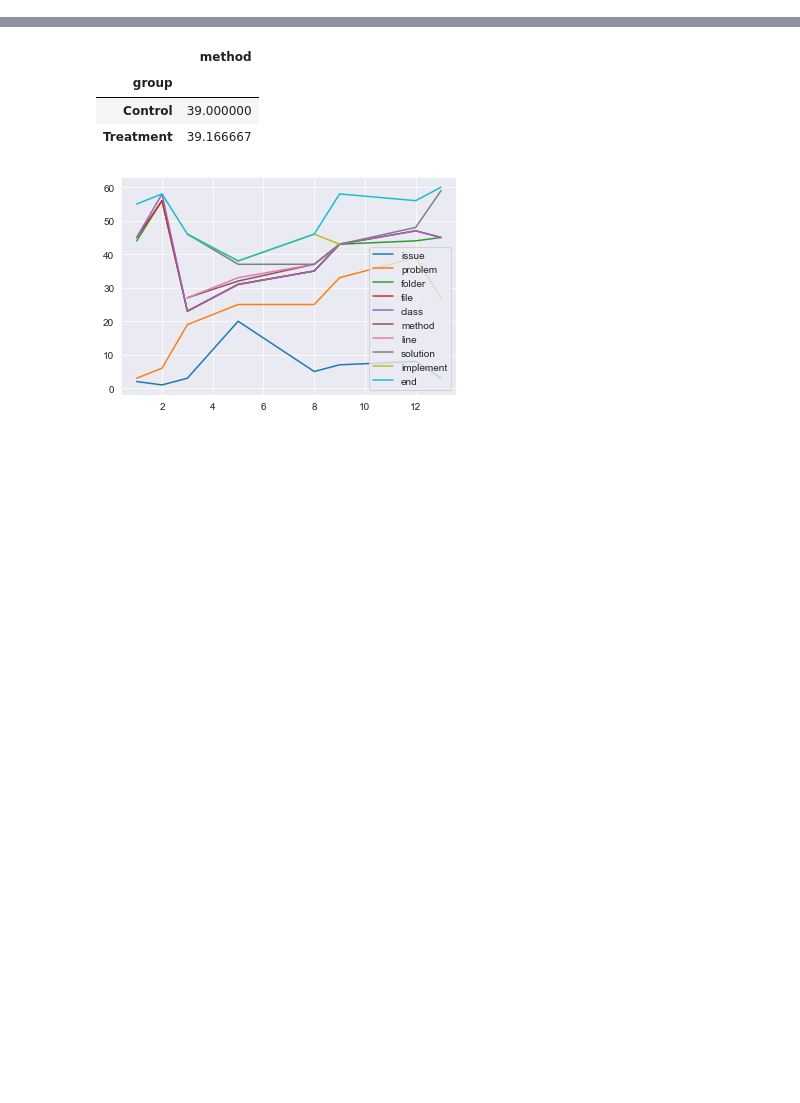
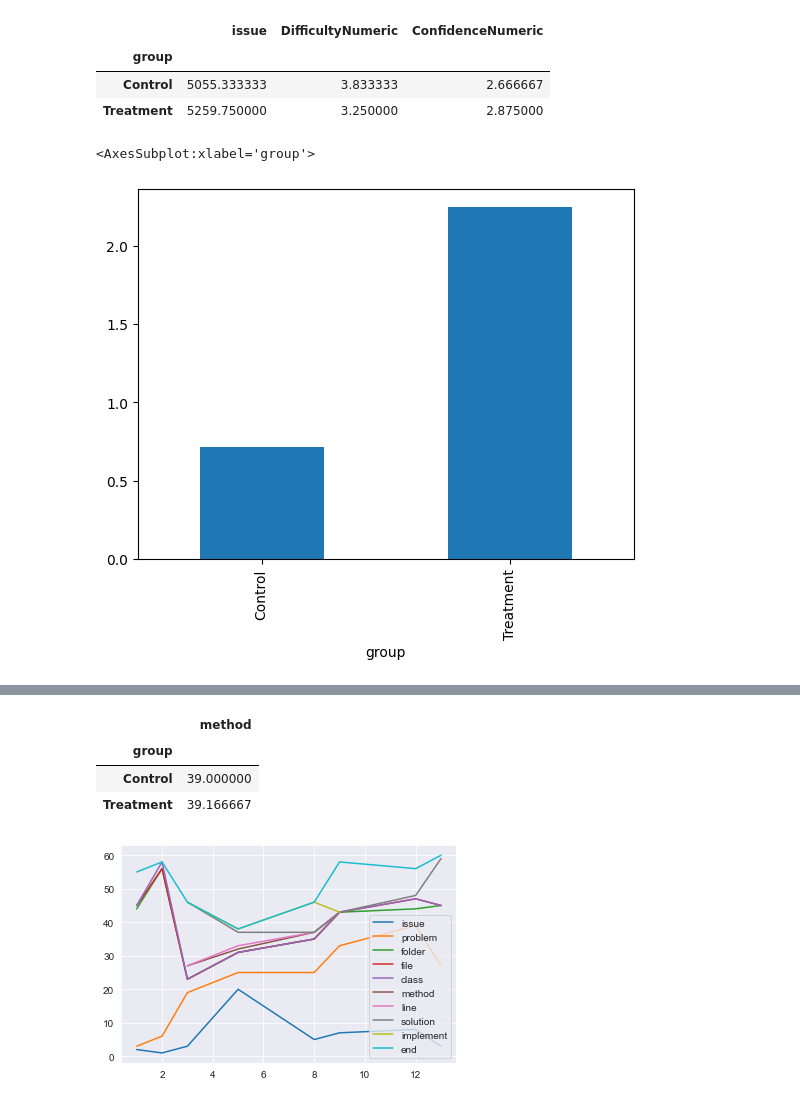
Before and after one commit to fabiojavamarcos/MilestonesExperiments, a Jupyter notebook: Pre_Post_SurveyAnalysiswCorrectness.ipynb, the cells around one changed output, grey strips where cells are left out. Saved outputs shown, nothing was run; the diff lists cells and outputs as text; code cells hidden in the pictures; blank space fills up the shorter version.

Commit message:
Current analyses for confidence and milestones

```diff
--- a/Pre_Post_SurveyAnalysis.ipynb
+++ b/Pre_Post_SurveyAnalysiswCorrectness.ipynb
@@ -12,7 +12,9 @@ import seaborn as sns
 
 #defining paths
 results_post = '/mnt/e/RESEARCH/GRAD/MilestonesExperiments/Milestones - Post Experiment All.csv'
+results_milestones = '/mnt/e/RESEARCH/GRAD/MilestonesExperiments/Milestones - timeStandard-prod-fill-nan.csv'
 dataBinary_post = pd.read_csv(results_post)
+dataMilestones = pd.read_csv(results_milestones)
 # %%
 dataBinary_post
 # %% [output]
@@ -86,0 +55,20 @@ dataBinary_milestones_valid_jk2396
+# %%
+#Relevel the factors for Difficulty
+#dataBinary_post = dataBinary_post.assign(Difficulty = [1 if a == "Extremely easy" 2 elif a == "Somewhat Easy" else  for a in dataBinary_post['Post: Difficulty']])
+#dataBinary_post.head()
+#dataBinary_post["Post: Difficulty"] = pd.Categorical(dataBinary_post["Post: Difficulty"])
+#1 is low confidence, 5 is high confidence
+#dataBinary_post["Post: Difficulty"] = dataBinary_post["Post: Difficulty"].cat.codes
+dataBinary_post.groupby(['group']).mean()
+# %% [output]
+|  | issue | DifficultyNumeric | ConfidenceNumeric |
+| group |  |  |  |
+| Control | 5055.333333 | 3.833333 | 2.666667 |
+| Treatment | 5259.750000 | 3.250000 | 2.875000 |
+# %%
+numMilestonesAvg = dataMilestones.groupby(['group'])["Number of Milestones"].mean()
+numMilestonesMedian = dataMilestones.groupby(['group'])["Number of Milestones"].median()
+numMilestonesAvg.plot(kind='bar')
+# %% [output]
+<AxesSubplot:xlabel='group'>
+[figure, added]
```
Also changed, not shown: parts of 6 cells of this notebook, 3 other files.
